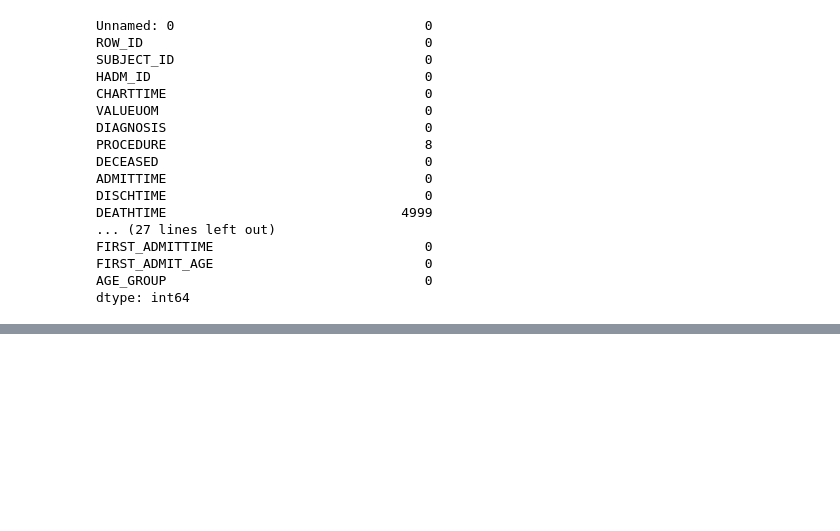
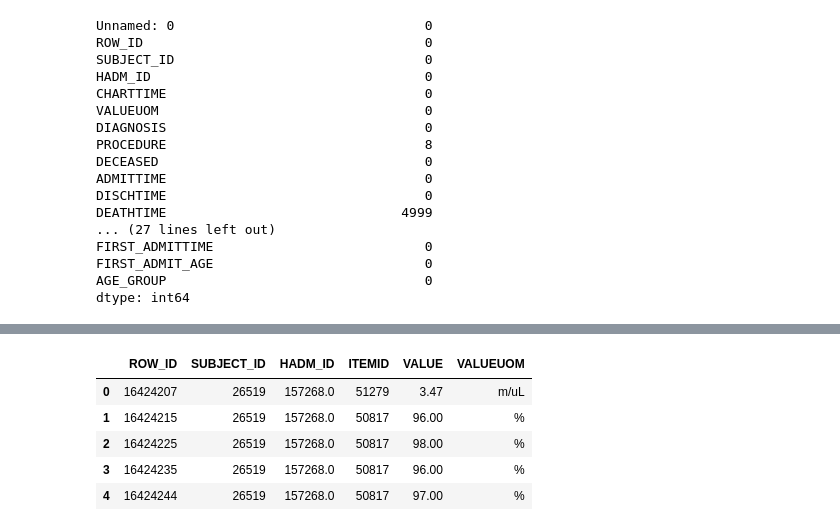
Before and after one commit to apimplaskar/csm185-project, a Jupyter notebook: DataCreation.ipynb, the cells around one changed output, grey strips where cells are left out. Drawn from its saved outputs; the diff is of its cells as text; code cells hidden in the pictures; blank space fills up the shorter version.

```diff
--- a/DataCreation.ipynb
+++ b/DataCreation.ipynb
@@ -227,0 +279,9 @@ from sklearn import neighbors
+# %%
+labevents.head()
+# %% [output]
+|  | ROW_ID | SUBJECT_ID | HADM_ID | ITEMID | VALUE | VALUEUOM |
+| 0 | 16424207 | 26519 | 157268.0 | 51279 | 3.47 | m/uL |
+| 1 | 16424215 | 26519 | 157268.0 | 50817 | 96.00 | % |
+| 2 | 16424225 | 26519 | 157268.0 | 50817 | 98.00 | % |
+| 3 | 16424235 | 26519 | 157268.0 | 50817 | 96.00 | % |
+| 4 | 16424244 | 26519 | 157268.0 | 50817 | 97.00 | % |
```
Also changed, not shown: parts of 12 cells of this notebook.
